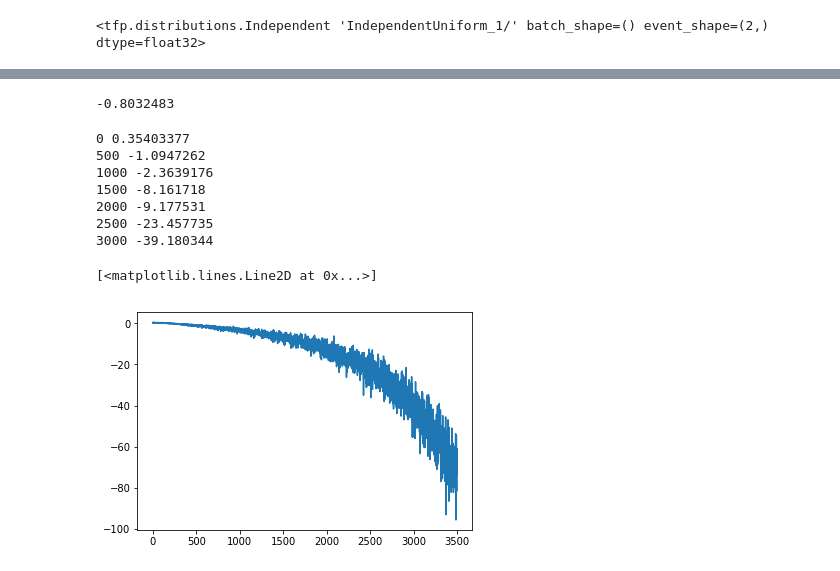
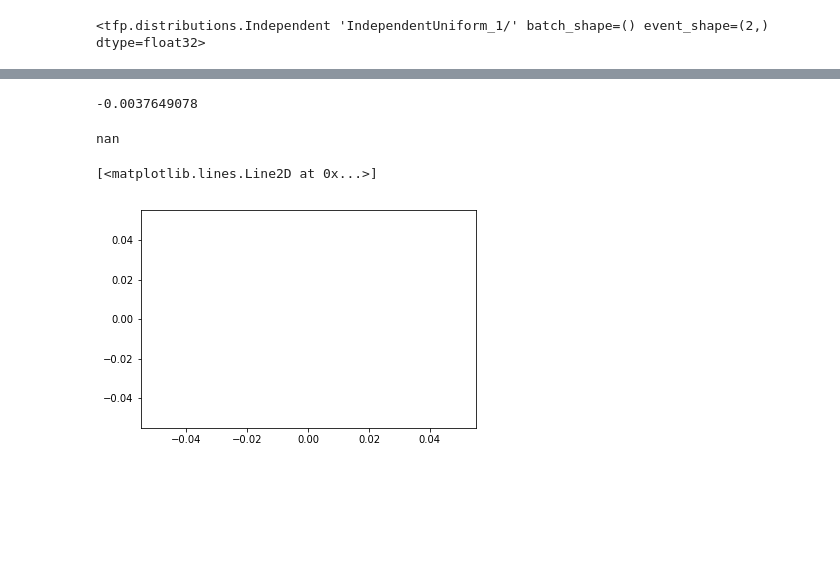
Before and after one commit to matteoettam09/i-flow, a Jupyter notebook: bijector.ipynb, the cells around one changed output, grey strips where cells are left out. Drawn from its saved outputs; the diff is of its cells as text; code cells hidden in the pictures; blank space fills up the shorter version.

```diff
--- a/bijector.ipynb
+++ b/bijector.ipynb
@@ -180,7 +191,7 @@ def dsigmaTest(x):
 x = dist.sample(5000)
 X = dist.log_prob(x)
 q = tf.exp(X)
-dsig = dsigmaTest(x)
+dsig = dsigmaCircle(x)
 
 xPts, logqPts, qPts, dsigPts = sess.run([x,X,q,dsig])
 # %%
@@ -196,14 +208,16 @@ plt.show()
 # %%
-loss = -sess.run(tf.reduce_mean(dsig*X))
+loss = -sess.run(tf.reduce_mean(X))
 print(loss)
 # %% [output]
--0.8032483
+-0.0037649078
 # %%
-def loss_fn():
-    x = dist.sample(1000)
+def loss_fn(func):
+    x = dist.sample(500)
     logq = dist.log_prob(x)
-    p = dsigmaTest(x)
-    return -tf.reduce_mean(p*logq)
+    p = func(x)
+    q = dist.prob(x)
+    p = p/tf.reduce_mean(p/q)
+    return tf.reduce_mean(p/q*(tf.log(p)-logq))
 # %%
 def loss_fn2():
     x = dist.sample(10000)
@@ -225,31 +249,29 @@ def grad():
 # %%
-loss = loss_fn()
-optimizer = tf.train.AdamOptimizer(1e-5,epsilon=1e-4)
+loss = loss_fn(dsigmaCircle)
+optimizer = tf.train.AdamOptimizer(1e-4)
 grads = optimizer.compute_gradients(loss)
 opt_op = optimizer.apply_gradients(grads)
 sess.run(tf.global_variables_initializer())
 # %%
 np_losses = []
 global_step = []
-for epoch in range(3500):
+for epoch in range(20000):
     _, np_loss = sess.run([opt_op, loss])
     global_step.append(epoch)
     np_losses.append(np_loss)
+    #print(np_x,np_logq)
+    if(np_loss != np_loss):
+        print(np_loss)
+        break
     if epoch % 500 == 0:
         print(epoch, np_loss)
 
 start = 0
 plt.plot(np_losses[start:])
 # %% [output]
-0 0.35403377
-500 -1.0947262
-1000 -2.3639176
-1500 -8.161718
-2000 -9.177531
-2500 -23.457735
-3000 -39.180344
+nan
 [<matplotlib.lines.Line2D at 0x...>]
-[figure, old version]
+[figure, new version]
 # %%
 for bijector in reversed(dist.bijector.bijectors):
     try:
```
Also changed, not shown: parts of 28 cells of this notebook.
